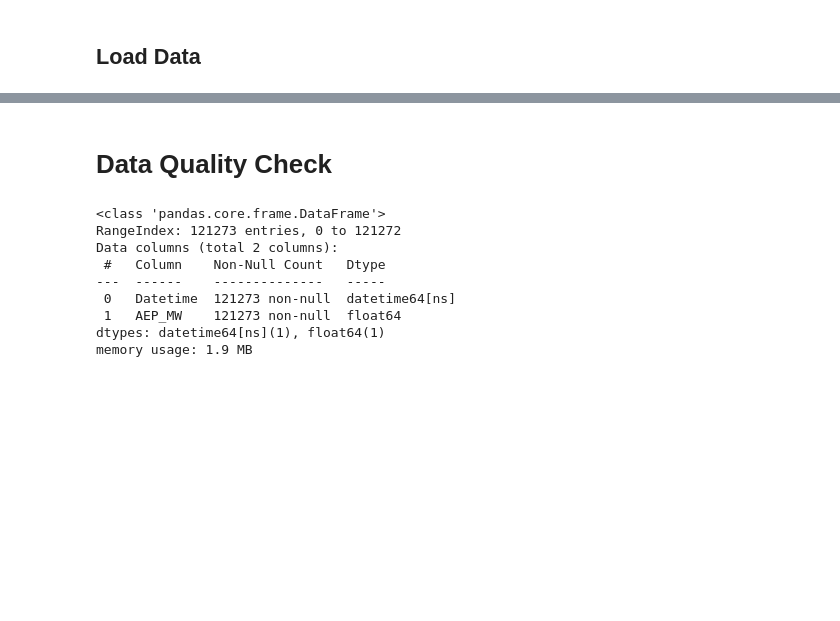
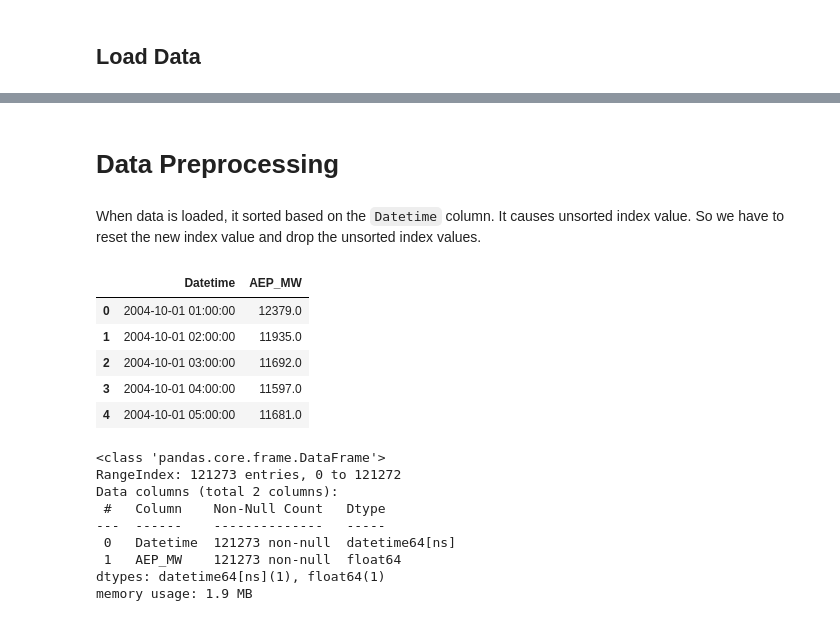
Before and after one commit to sayid-alt/AEP-Hourly-Energy-Consumption-Prediction, a Jupyter notebook: AEP_Hourly_Energy_Consumption_Prediction.ipynb, the cells around one changed output, grey strips where cells are left out. Drawn from its saved outputs; the diff is of its cells as text; code cells hidden in the pictures; blank space fills up the shorter version.

```diff
--- a/AEP_Hourly_Energy_Consumption_Prediction.ipynb
+++ b/AEP_Hourly_Energy_Consumption_Prediction.ipynb
@@ -81,5 +89,18 @@ AEP_hourly.head(10)
 # %% [markdown]
-# Data Quality Check
+# Data Preprocessing
+# %% [markdown]
+When data is loaded, it sorted based on the `Datetime` column. It causes unsorted index value. So we have to reset the new index value and drop the unsorted index values.
+# %%
+# Drop index column
+AEP_hourly.drop(columns=['index'], axis=1, inplace=True)
+AEP_hourly.head()
+# %% [output]
+|  | Datetime | AEP_MW |
+| 0 | 2004-10-01 01:00:00 | 12379.0 |
+| 1 | 2004-10-01 02:00:00 | 11935.0 |
+| 2 | 2004-10-01 03:00:00 | 11692.0 |
+| 3 | 2004-10-01 04:00:00 | 11597.0 |
+| 4 | 2004-10-01 05:00:00 | 11681.0 |
 # %%
 AEP_hourly.info()
 # %% [output]
```
Also changed, not shown: parts of 14 cells of this notebook.
